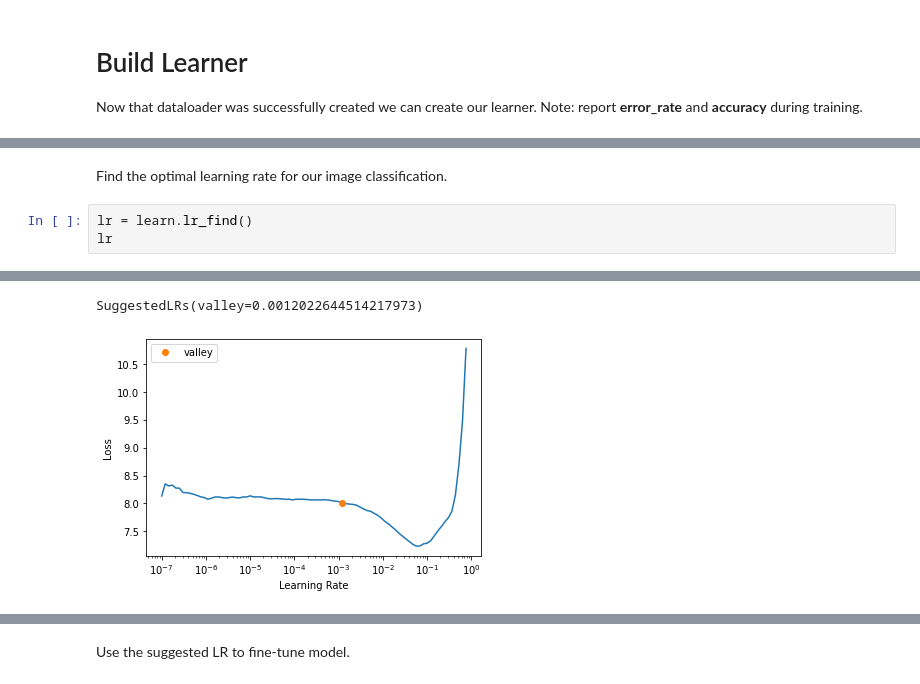
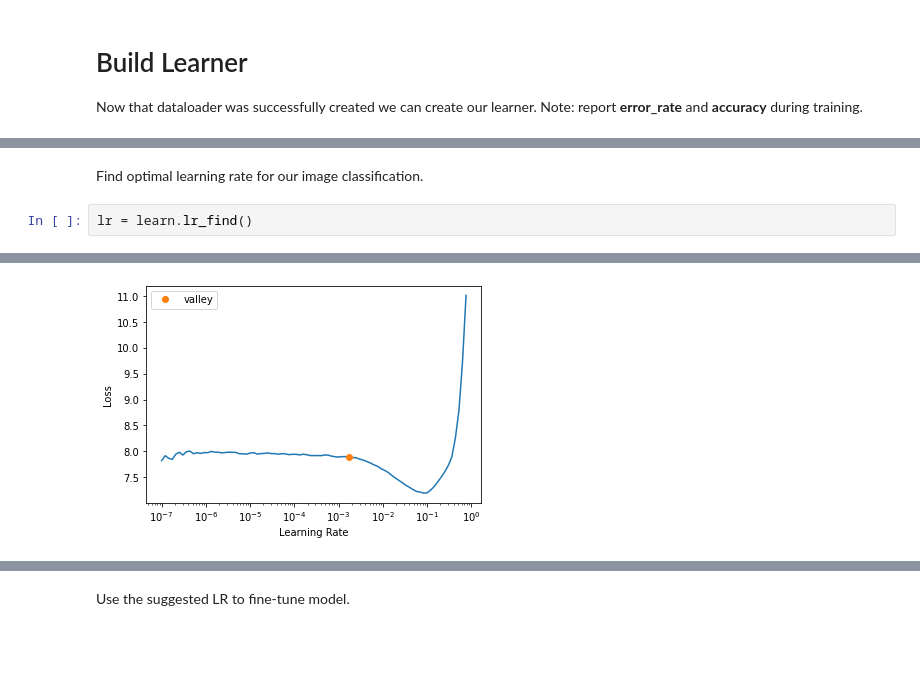
Before and after one commit to himalayahall/YU_FASTAI, a Jupyter notebook: fastai-birds.ipynb, the cells around one changed output, grey strips where cells are left out. Cells and saved outputs as stored; diff of their text form; blank space fills up the shorter version.

```diff
--- a/fastai-birds.ipynb
+++ b/fastai-birds.ipynb
@@ -140,12 +171,10 @@ Downloading: "https://download.pytorch.org/models/resnet18-f37072fd.pth" to /roo
 # %% [markdown]
-Find the optimal learning rate for our image classification.
+Find optimal learning rate for our image classification.
 # %%
 lr = learn.lr_find()
-lr
 # %% [output]
 [interactive output not drawn]
-SuggestedLRs(valley=0.0012022644514217973)
-[figure, old version]
+[figure, new version]
 # %%
 base_lr=round(lr[0], 4)
 base_lr
```
Also changed, not shown: parts of 20 cells of this notebook.
